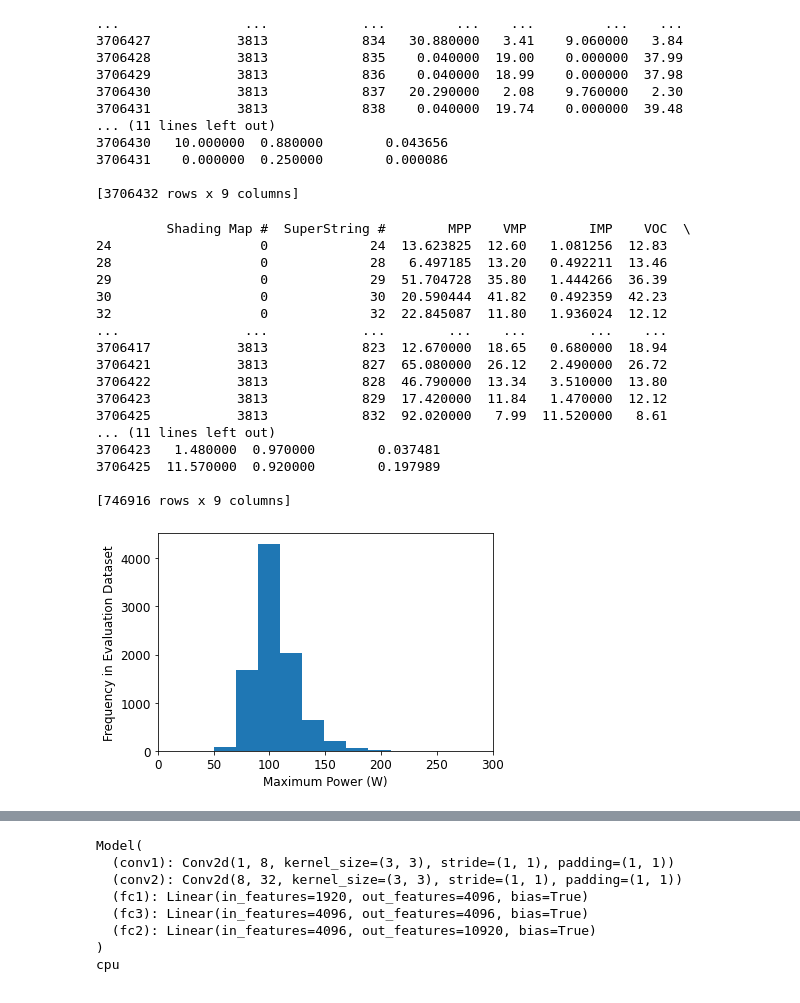
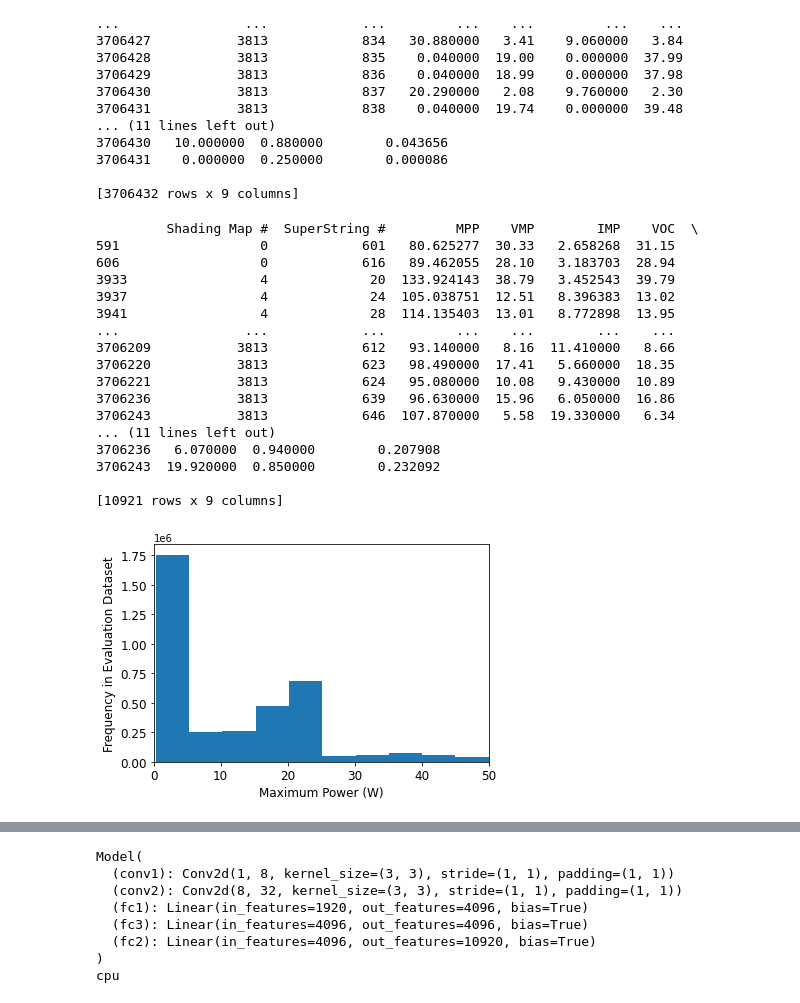
Before and after one commit to martyr37/reconfig-bipv, a Jupyter notebook: Supervised Model.ipynb, the cells around one changed output, grey strips where cells are left out. Cells and saved outputs as stored; diff of their text form; code cells hidden in the pictures.

```diff
--- a/Supervised Model.ipynb
+++ b/Supervised Model.ipynb
@@ -218,37 +236,37 @@ print(df)
 # %%
 vmp_filtered = df.loc[df['VMP']>5]
 vmp_filtered = vmp_filtered.loc[vmp_filtered['IMP']>0.1]
-#vmp_filtered = vmp_filtered.loc[df['Normalised MPP']>0.2]
+vmp_filtered = vmp_filtered.loc[df['Normalised MPP']>0.2]
 print(vmp_filtered)
 # %% [output]
-         Shading Map #  SuperString #        MPP    VMP        IMP    VOC  \
-24                   0             24  13.623825  12.60   1.081256  12.83
-28                   0             28   6.497185  13.20   0.492211  13.46
-29                   0             29  51.704728  35.80   1.444266  36.39
-30                   0             30  20.590444  41.82   0.492359  42.23
-32                   0             32  22.845087  11.80   1.936024  12.12
-...                ...            ...        ...    ...        ...    ...
-3706417           3813            823  12.670000  18.65   0.680000  18.94
-3706421           3813            827  65.080000  26.12   2.490000  26.72
-3706422           3813            828  46.790000  13.34   3.510000  13.80
-3706423           3813            829  17.420000  11.84   1.470000  12.12
-3706425           3813            832  92.020000   7.99  11.520000   8.61
+         Shading Map #  SuperString #         MPP    VMP        IMP    VOC  \
+591                  0            601   80.625277  30.33   2.658268  31.15
+606                  0            616   89.462055  28.10   3.183703  28.94
+3933                 4             20  133.924143  38.79   3.452543  39.79
+3937                 4             24  105.038751  12.51   8.396383  13.02
+3941                 4             28  114.135403  13.01   8.772898  13.95
+...                ...            ...         ...    ...        ...    ...
+3706209           3813            612   93.140000   8.16  11.410000   8.66
+3706220           3813            623   98.490000  17.41   5.660000  18.35
+3706221           3813            624   95.080000  10.08   9.430000  10.89
+3706236           3813            639   96.630000  15.96   6.050000  16.86
+3706243           3813            646  107.870000   5.58  19.330000   6.34
 ... (11 lines left out)
-3706423   1.480000  0.970000        0.037481
-3706425  11.570000  0.920000        0.197989
+3706236   6.070000  0.940000        0.207908
+3706243  19.920000  0.850000        0.232092
 
-[746916 rows x 9 columns]
+[10921 rows x 9 columns]
 # %%
 fig, ax = plt.subplots()
-ax.hist(vmp_filtered['MPP'], color='C0')
+ax.hist(df['VMP'], color='C0')
 #ax.hist(p_list, color='C1')
 ax.set_xlabel('Maximum Power (W)',fontsize='large')
 ax.set_ylabel('Frequency in Evaluation Dataset',fontsize='large')
 ax.tick_params(axis='both', labelsize='large')
-ax.set_xlim(0,300)
+ax.set_xlim(0,50)
 fig.savefig('histogram.png',dpi=300,bbox_inches="tight")
 # %% [output]
-[figure, old version]
+[figure, new version]
 # %%
 """ Create custom dataset """
 
```
Also changed, not shown: parts of 20 cells of this notebook.
